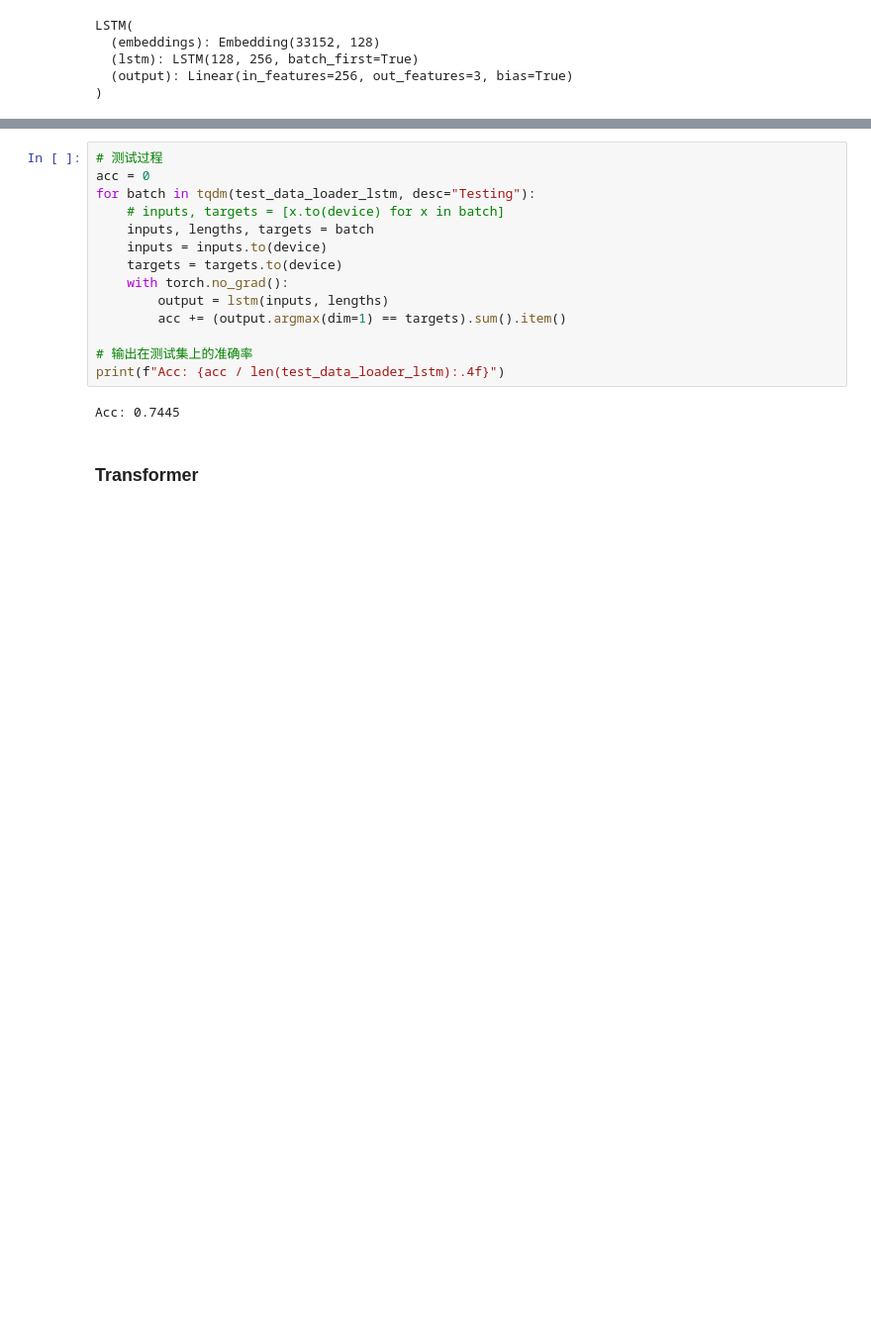
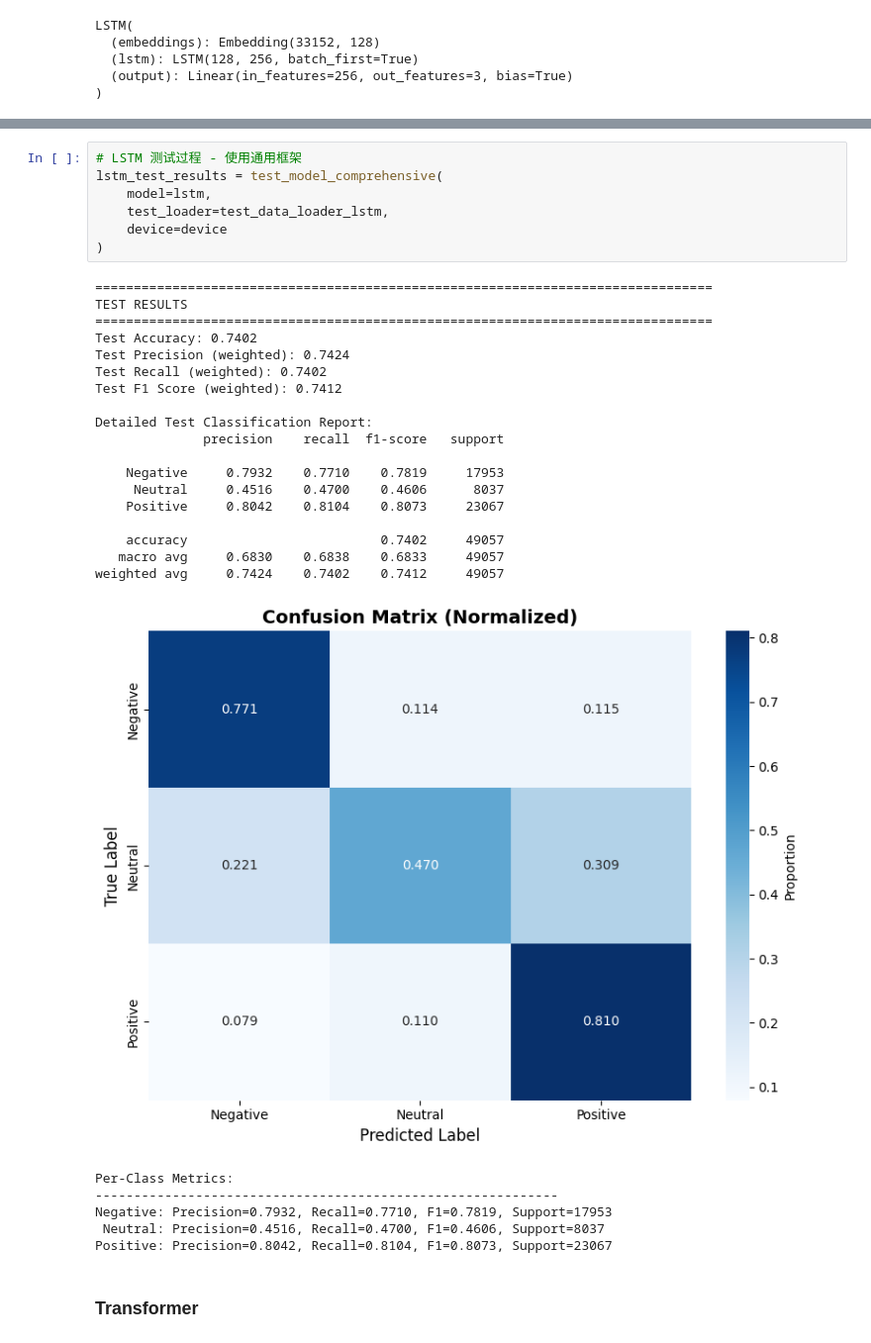
Before and after one commit to YoruRain/Sentiment-Classification-Based-on-Weibo-Texts, a Jupyter notebook: 04Implement.ipynb, the cells around one changed output, grey strips where cells are left out. Shown at 99% size. Drawn from its saved outputs; the diff is of its cells as text; blank space fills up the shorter version.

```diff
--- a/04Implement.ipynb
+++ b/04Implement.ipynb
@@ -307,19 +877,35 @@ Epoch 5 - Loss: 1470.70
 # %%
-# 测试过程
-acc = 0
-for batch in tqdm(test_data_loader_lstm, desc="Testing"):
-    # inputs, targets = [x.to(device) for x in batch]
-    inputs, lengths, targets = batch
-    inputs = inputs.to(device)
-    targets = targets.to(device)
-    with torch.no_grad():
-        output = lstm(inputs, lengths)
-        acc += (output.argmax(dim=1) == targets).sum().item()
-
-# 输出在测试集上的准确率
-print(f"Acc: {acc / len(test_data_loader_lstm):.4f}")
+# LSTM 测试过程 - 使用通用框架
+lstm_test_results = test_model_comprehensive(
+    model=lstm,
+    test_loader=test_data_loader_lstm,
+    device=device
+)
 # %% [output]
-Acc: 0.7445
+================================================================================
+TEST RESULTS
+================================================================================
+Test Accuracy: 0.7402
+Test Precision (weighted): 0.7424
+Test Recall (weighted): 0.7402
+Test F1 Score (weighted): 0.7412
+
+Detailed Test Classification Report:
+              precision    recall  f1-score   support
+
+    Negative     0.7932    0.7710    0.7819     17953
+     Neutral     0.4516    0.4700    0.4606      8037
+    Positive     0.8042    0.8104    0.8073     23067
+
+    accuracy                         0.7402     49057
+   macro avg     0.6830    0.6838    0.6833     49057
+weighted avg     0.7424    0.7402    0.7412     49057
+[figure, added]
+Per-Class Metrics:
+------------------------------------------------------------
+Negative: Precision=0.7932, Recall=0.7710, F1=0.7819, Support=17953
+ Neutral: Precision=0.4516, Recall=0.4700, F1=0.4606, Support=8037
+Positive: Precision=0.8042, Recall=0.8104, F1=0.8073, Support=23067
 # %% [markdown]
 ### Transformer
 # %%
```
Also changed, not shown: parts of 26 cells of this notebook, 5 other files.
